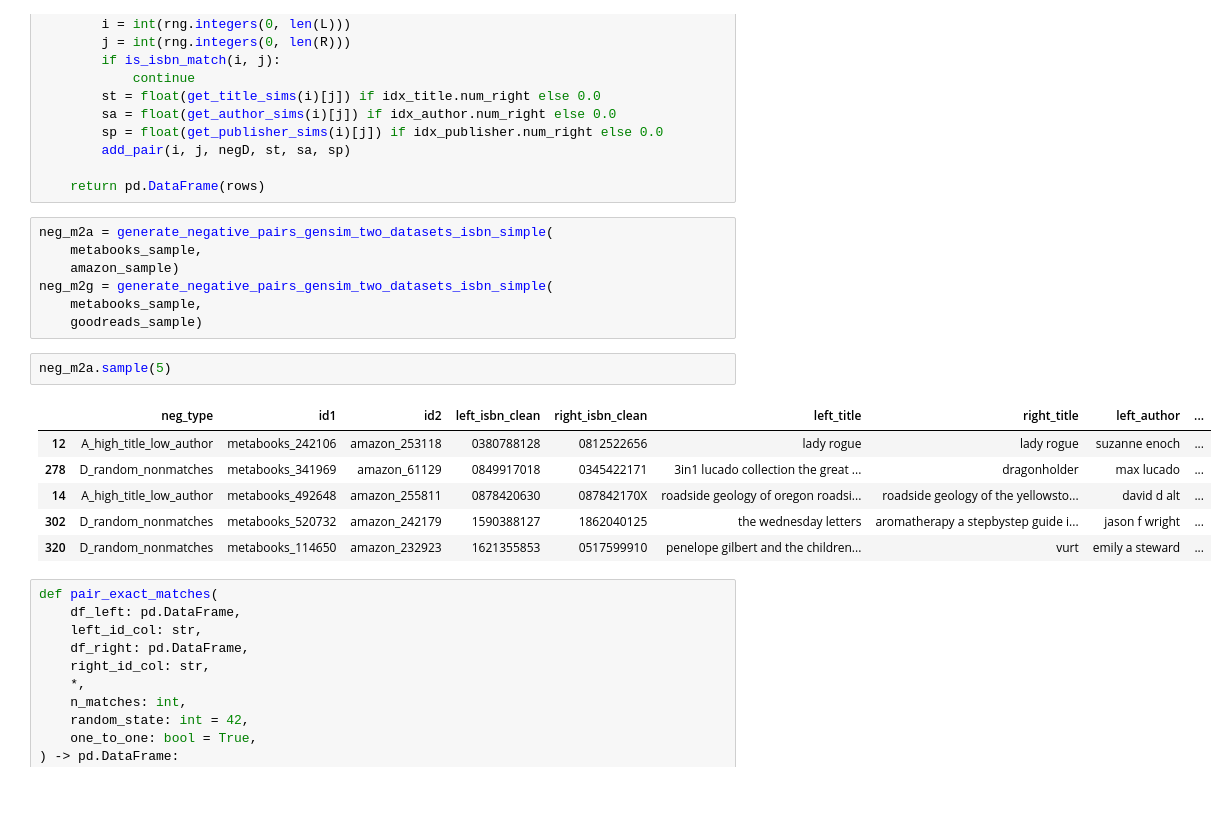
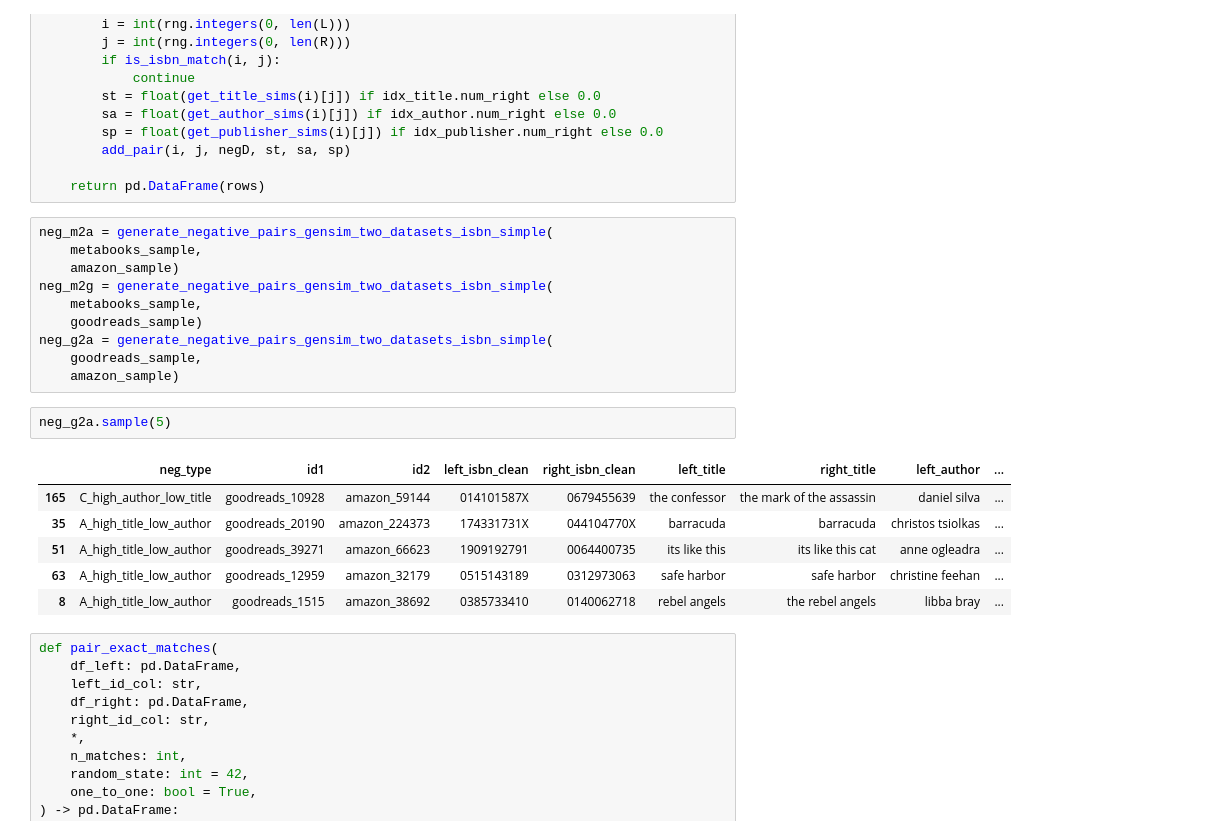
Before and after one commit to gdebus/data-integration-team-project, a Jupyter notebook: books-integration/preprocessing/Matching-Test-and-Training-Dataset-Preprocessing.ipynb, the cells around one changed output. Saved outputs shown, nothing was run; the diff lists cells and outputs as text; blank space fills up the shorter version.

```diff
--- a/books-integration/preprocessing/Matching-Test-and-Training-Dataset-Preprocessing.ipynb
+++ b/books-integration/preprocessing/Matching-Test-and-Training-Dataset-Preprocessing.ipynb
@@ -1181,15 +1195,18 @@ neg_m2a = generate_negative_pairs_gensim_two_datasets_isbn_simple(
 neg_m2g = generate_negative_pairs_gensim_two_datasets_isbn_simple(
     metabooks_sample,
     goodreads_sample)
+neg_g2a = generate_negative_pairs_gensim_two_datasets_isbn_simple(
+    goodreads_sample,
+    amazon_sample)
 # %%
-neg_m2a.sample(5)
+neg_g2a.sample(5)
 # %% [output]
 |  | neg_type | id1 | id2 | left_isbn_clean | right_isbn_clean | left_title | right_title | left_author | ... |
-| 12 | A_high_title_low_author | metabooks_242106 | amazon_253118 | 0380788128 | 0812522656 | lady rogue | lady rogue | suzanne enoch | ... |
-| 278 | D_random_nonmatches | metabooks_341969 | amazon_61129 | 0849917018 | 0345422171 | 3in1 lucado collection the great ... | dragonholder | max lucado | ... |
-| 14 | A_high_title_low_author | metabooks_492648 | amazon_255811 | 0878420630 | 087842170X | roadside geology of oregon roadsi... | roadside geology of the yellowsto... | david d alt | ... |
-| 302 | D_random_nonmatches | metabooks_520732 | amazon_242179 | 1590388127 | 1862040125 | the wednesday letters | aromatherapy a stepbystep guide i... | jason f wright | ... |
-| 320 | D_random_nonmatches | metabooks_114650 | amazon_232923 | 1621355853 | 0517599910 | penelope gilbert and the children... | vurt | emily a steward | ... |
+| 165 | C_high_author_low_title | goodreads_10928 | amazon_59144 | 014101587X | 0679455639 | the confessor | the mark of the assassin | daniel silva | ... |
+| 35 | A_high_title_low_author | goodreads_20190 | amazon_224373 | 174331731X | 044104770X | barracuda | barracuda | christos tsiolkas | ... |
+| 51 | A_high_title_low_author | goodreads_39271 | amazon_66623 | 1909192791 | 0064400735 | its like this | its like this cat | anne ogleadra | ... |
+| 63 | A_high_title_low_author | goodreads_12959 | amazon_32179 | 0515143189 | 0312973063 | safe harbor | safe harbor | christine feehan | ... |
+| 8 | A_high_title_low_author | goodreads_1515 | amazon_38692 | 0385733410 | 0140062718 | rebel angels | the rebel angels | libba bray | ... |
 # %%
 def pair_exact_matches(
     df_left: pd.DataFrame,
```
Also changed, not shown: parts of 11 cells of this notebook, 1 other file.
